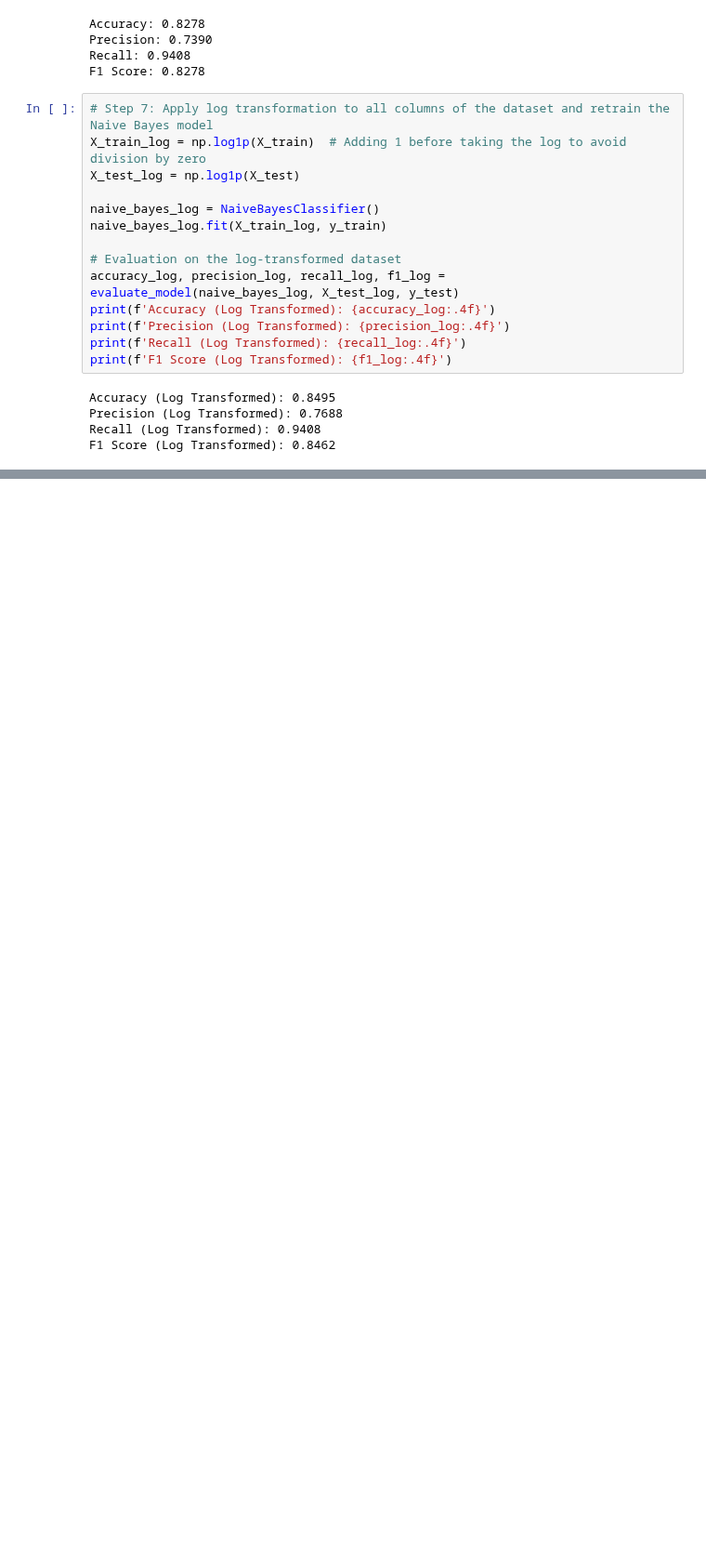
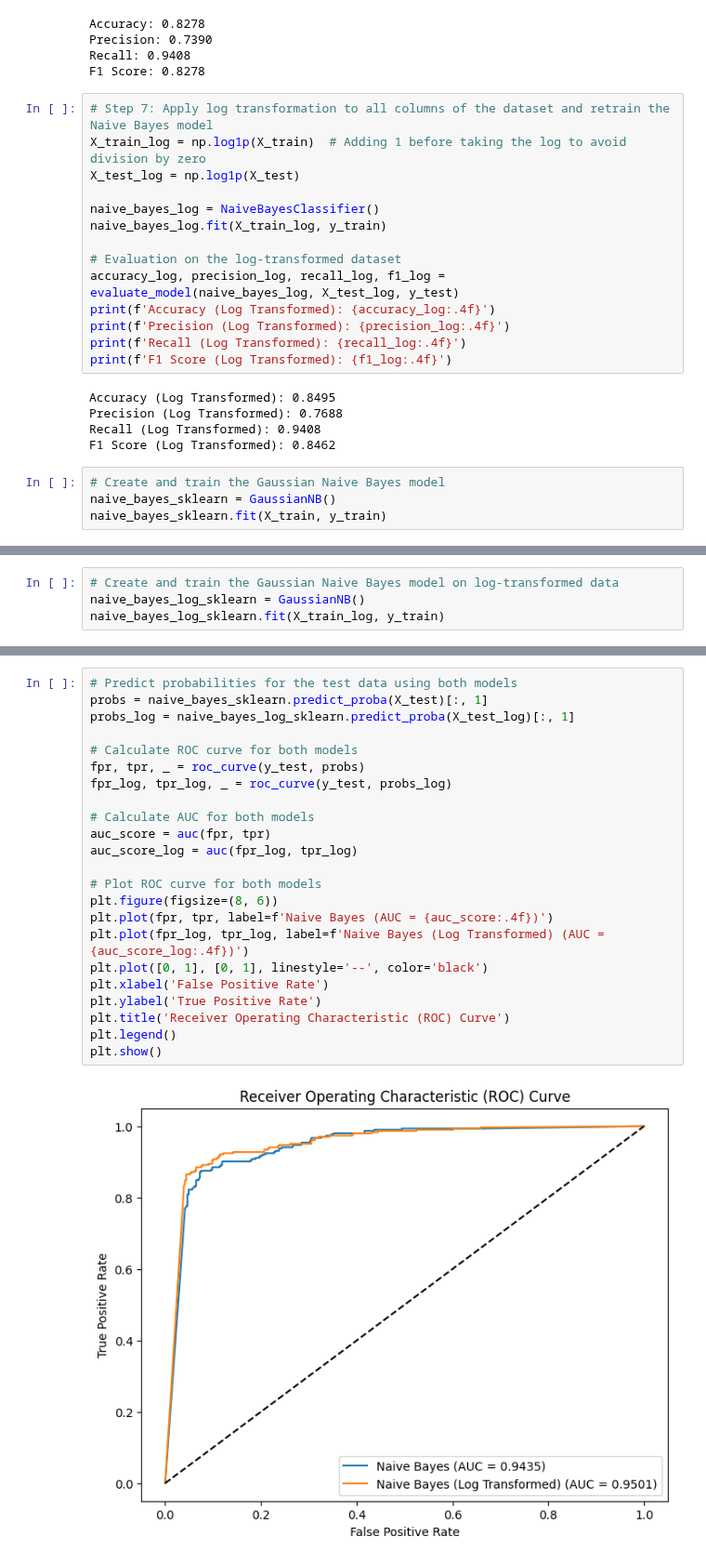
Before and after one commit to Baron105/ML-Assignments, a Jupyter notebook: CS60050/ML_Assignment_3/21CS10014_Barun_Parua/Q2/Q_2.ipynb, the cells around one changed output, grey strips where cells are left out. Shown at 93% size. Cells and saved outputs as stored; diff of their text form; blank space fills up the shorter version.

```diff
--- a/CS60050/ML_Assignment_3/21CS10014_Barun_Parua/Q2/Q_2.ipynb
+++ b/CS60050/ML_Assignment_3/21CS10014_Barun_Parua/Q2/Q_2.ipynb
@@ -277,3 +294,7 @@ Accuracy (Log Transformed): 0.8495
 Precision (Log Transformed): 0.7688
 Recall (Log Transformed): 0.9408
 F1 Score (Log Transformed): 0.8462
+# %%
+# Create and train the Gaussian Naive Bayes model
+naive_bayes_sklearn = GaussianNB()
+naive_bayes_sklearn.fit(X_train, y_train)
@@ -279,0 +303,4 @@ F1 Score (Log Transformed): 0.8462
+# %%
+# Create and train the Gaussian Naive Bayes model on log-transformed data
+naive_bayes_log_sklearn = GaussianNB()
+naive_bayes_log_sklearn.fit(X_train_log, y_train)
@@ -279,0 +334,25 @@ F1 Score (Log Transformed): 0.8462
+# %%
+# Predict probabilities for the test data using both models
+probs = naive_bayes_sklearn.predict_proba(X_test)[:, 1]
+probs_log = naive_bayes_log_sklearn.predict_proba(X_test_log)[:, 1]
+
+# Calculate ROC curve for both models
+fpr, tpr, _ = roc_curve(y_test, probs)
+fpr_log, tpr_log, _ = roc_curve(y_test, probs_log)
+
+# Calculate AUC for both models
+auc_score = auc(fpr, tpr)
+auc_score_log = auc(fpr_log, tpr_log)
+
+# Plot ROC curve for both models
+plt.figure(figsize=(8, 6))
+plt.plot(fpr, tpr, label=f'Naive Bayes (AUC = {auc_score:.4f})')
+plt.plot(fpr_log, tpr_log, label=f'Naive Bayes (Log Transformed) (AUC = {auc_score_log:.4f})')
+plt.plot([0, 1], [0, 1], linestyle='--', color='black')
+plt.xlabel('False Positive Rate')
+plt.ylabel('True Positive Rate')
+plt.title('Receiver Operating Characteristic (ROC) Curve')
+plt.legend()
+plt.show()
+# %% [output]
+[figure, added]
```
Also changed, not shown: parts of 8 cells of this notebook.
